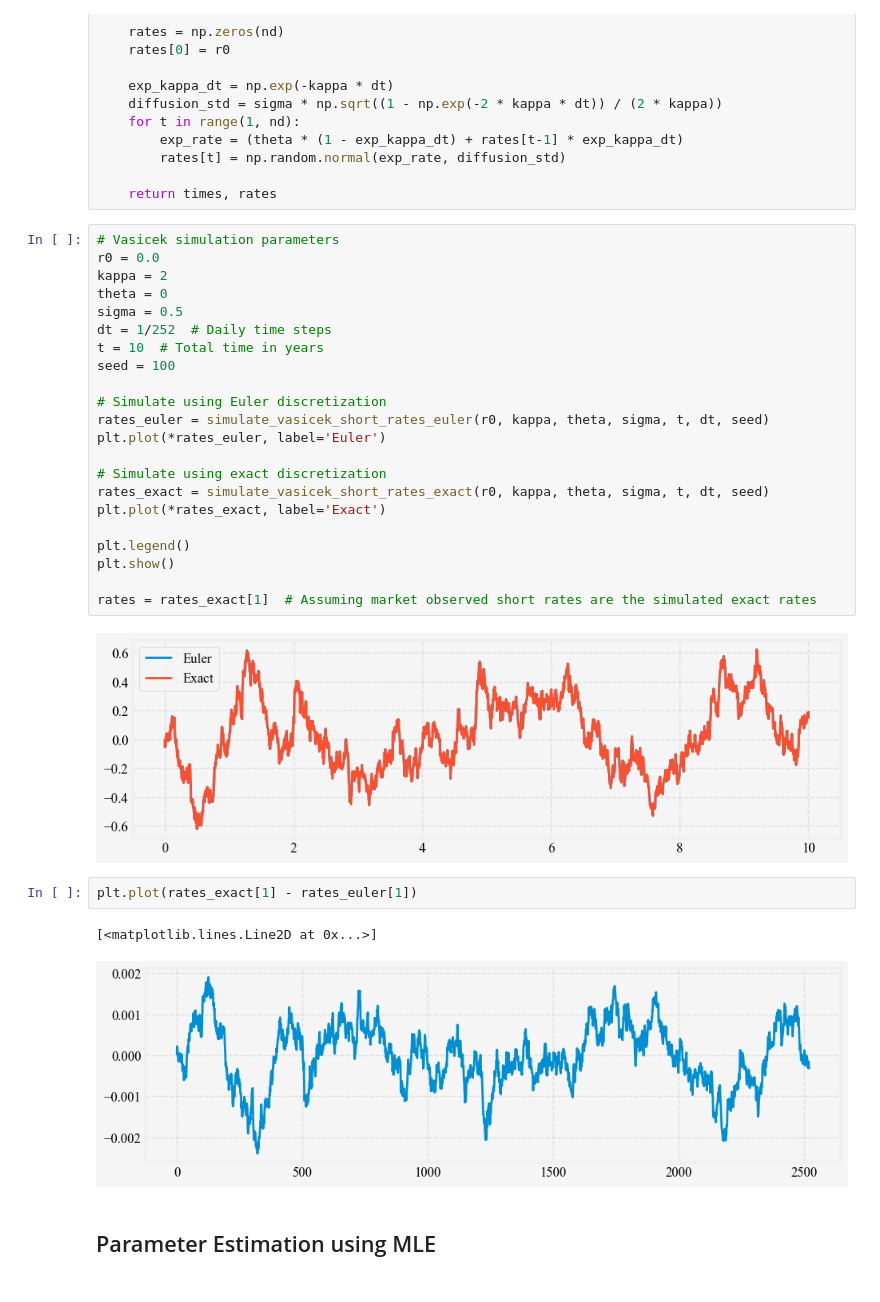
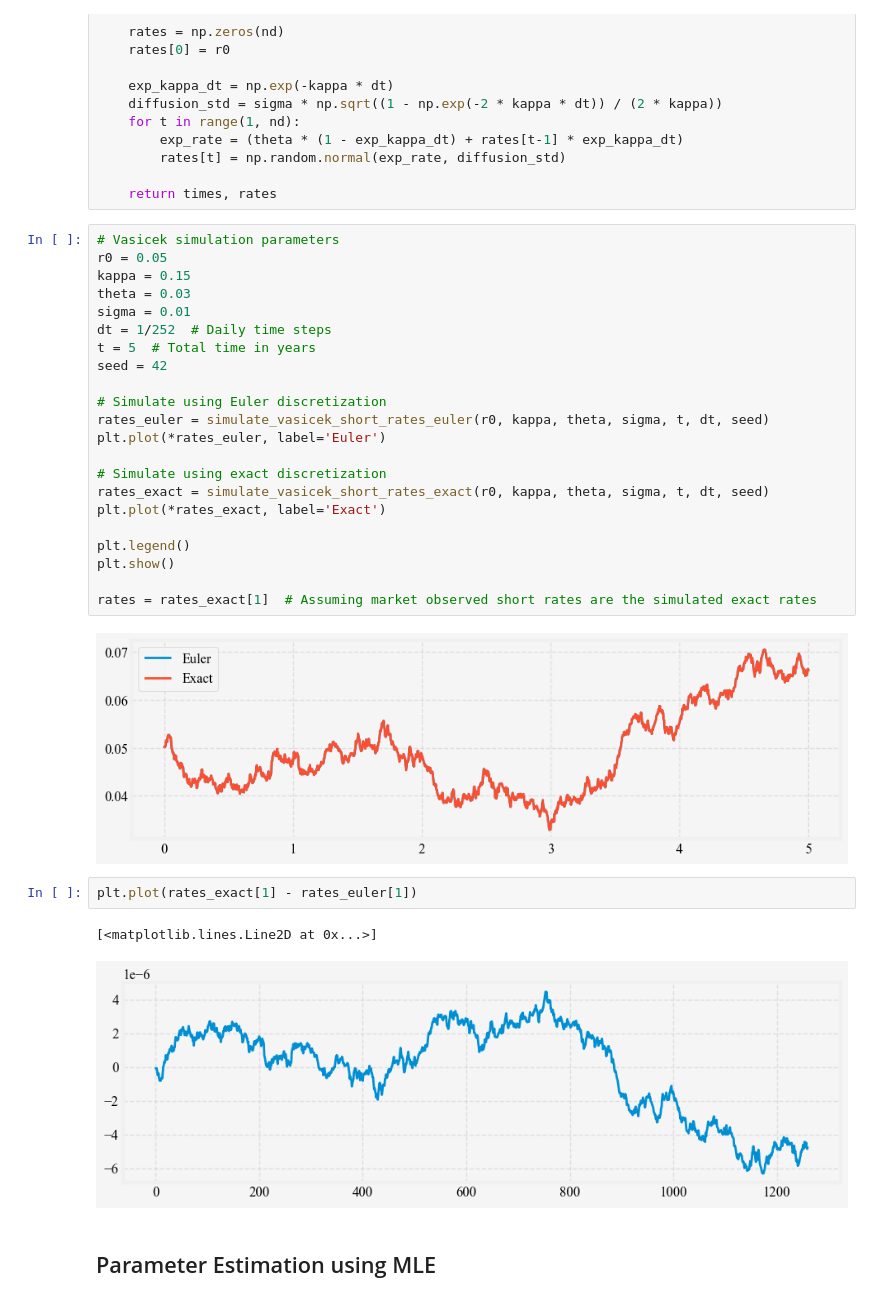
Before and after one commit to steveya/short-rate-models, a Jupyter notebook: notebook/vasicek_model.ipynb, the cells around one changed output. Cells and saved outputs as stored; diff of their text form.

```diff
--- a/notebook/vasicek_model.ipynb
+++ b/notebook/vasicek_model.ipynb
@@ -98,33 +98,33 @@ def simulate_vasicek_short_rates_exact(r0, kappa, theta, sigma, t, dt, seed=None
     return times, rates
 # %%
 # Vasicek simulation parameters
-r0 = 0.0
-kappa = 2
-theta = 0
-sigma = 0.5
+r0 = 0.05
+kappa = 0.15
+theta = 0.03
+sigma = 0.01
 dt = 1/252  # Daily time steps
-t = 10  # Total time in years
-seed = 100
+t = 5  # Total time in years
+seed = 42
 
 # Simulate using Euler discretization
 rates_euler = simulate_vasicek_short_rates_euler(r0, kappa, theta, sigma, t, dt, seed)
 plt.plot(*rates_euler, label='Euler')
 
 # Simulate using exact discretization
 rates_exact = simulate_vasicek_short_rates_exact(r0, kappa, theta, sigma, t, dt, seed)
 plt.plot(*rates_exact, label='Exact')
 
 plt.legend()
 plt.show()
 
 rates = rates_exact[1]  # Assuming market observed short rates are the simulated exact rates
 # %% [output]
-[figure, old version]
+[figure, new version]
 # %%
 plt.plot(rates_exact[1] - rates_euler[1])
 # %% [output]
 [<matplotlib.lines.Line2D at 0x...>]
-[figure, old version]
+[figure, new version]
 # %% [markdown]
 ## Parameter Estimation using MLE
 # %%
```
Also changed, not shown: parts of 10 cells of this notebook.
